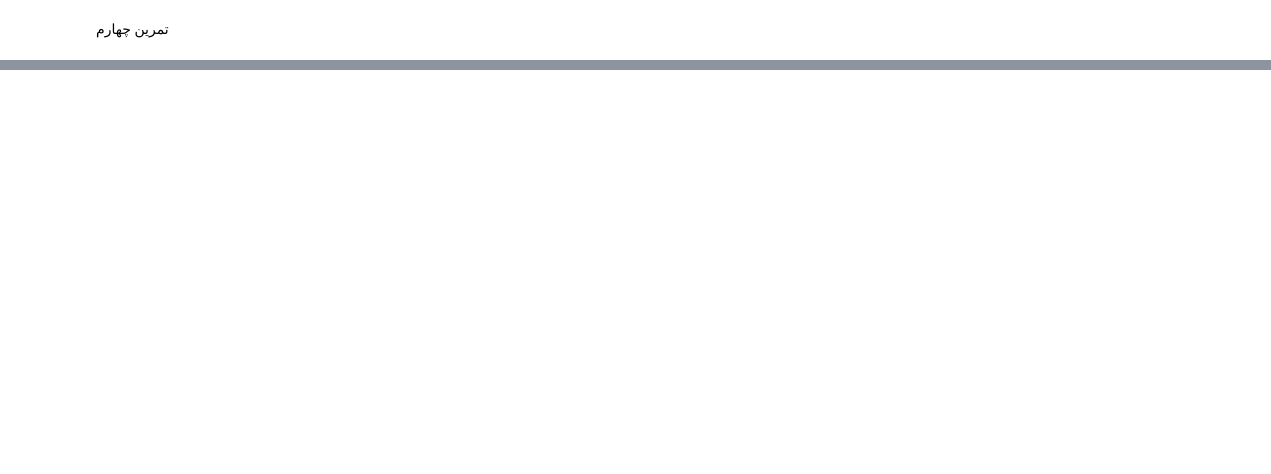
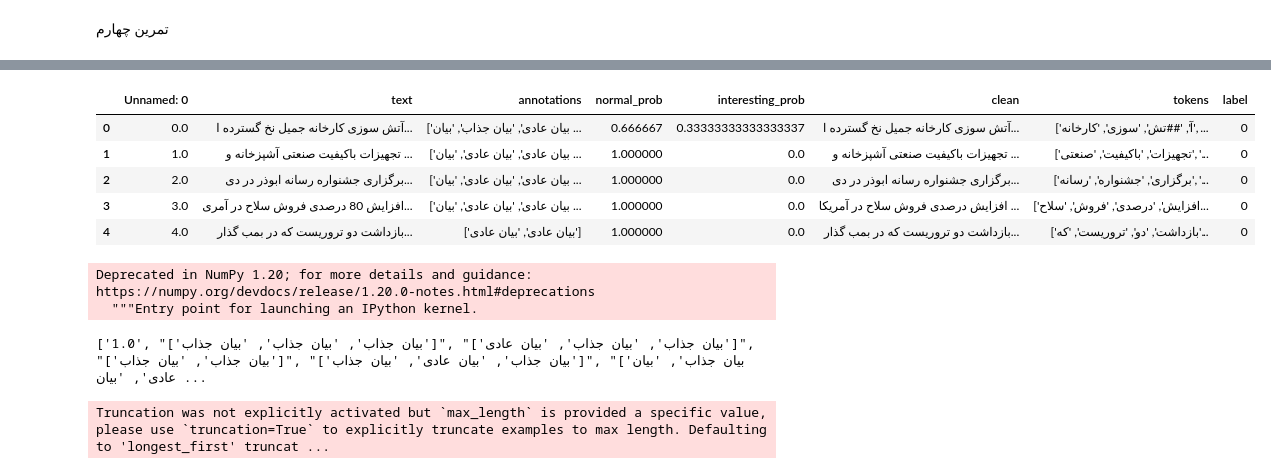
Before and after one commit to SMesForoush/NLP, a Jupyter notebook: hw4/HW4.ipynb, the cells around one changed output, grey strips where cells are left out. Drawn from its saved outputs; the diff is of its cells as text; code cells hidden in the pictures; blank space fills up the shorter version.

Commit message:
add initial code for bert classification

```diff
--- a/hw4/HW4.ipynb
+++ b/hw4/HW4.ipynb
@@ -36,0 +101,4 @@ rewrite_data(path)
+# %%
+from google.colab import drive
+drive.mount('/content/gdrive')
+file_path = "/content/gdrive/MyDrive/NLP/hw4_data/train_clean.csv"
@@ -36,0 +107,5 @@ rewrite_data(path)
+# %%
+# train_data = read_data(file_path)
+data = pd.read_csv(file_path)
+data.head()
+data = data.dropna()
@@ -36,0 +121,11 @@ rewrite_data(path)
+# %%
+data["label"] = data.interesting_prob.apply(lambda x: round(float(x)))
+# %%
+data.head()
+# %% [output]
+|  | Unnamed: 0 | text | annotations | normal_prob | interesting_prob | clean | tokens | label |
+| 0 | 0.0 | آتش سوزی کارخانه جمیل نخ گسترده ا... | ['بیان عادی', 'بیان جذاب', 'بیان ... | 0.666667 | 0.33333333333333337 | آتش سوزی کارخانه جمیل نخ گسترده ا... | ['آ', '##تش', 'سوزی', 'کارخانه', ... | 0 |
+| 1 | 1.0 | تجهیزات باکیفیت صنعتی آشپزخانه و ... | ['بیان عادی', 'بیان عادی', 'بیان ... | 1.000000 | 0.0 | تجهیزات باکیفیت صنعتی آشپزخانه و ... | ['تجهیزات', 'باکیفیت', 'صنعتی', '... | 0 |
+| 2 | 2.0 | برگزاری جشنواره رسانه ابوذر در دی... | ['بیان عادی', 'بیان عادی', 'بیان ... | 1.000000 | 0.0 | برگزاری جشنواره رسانه ابوذر در دی... | ['برگزاری', 'جشنواره', 'رسانه', '... | 0 |
+| 3 | 3.0 | افزایش 80 درصدی فروش سلاح در آمری... | ['بیان عادی', 'بیان عادی', 'بیان ... | 1.000000 | 0.0 | افزایش درصدی فروش سلاح در آمریکا ... | ['افزایش', 'درصدی', 'فروش', 'سلاح... | 0 |
+| 4 | 4.0 | بازداشت دو تروریست که در بمب گذار... | ['بیان عادی', 'بیان عادی'] | 1.000000 | 0.0 | بازداشت دو تروریست که در بمب گذار... | ['بازداشت', 'دو', 'تروریست', 'که'... | 0 |
@@ -36,0 +135,12 @@ rewrite_data(path)
+# %%
+labels = labels.astype(np.float)
+# %% [output]
+Deprecated in NumPy 1.20; for more details and guidance: https://numpy.org/devdocs/release/1.20.0-notes.html#deprecations
+  """Entry point for launching an IPython kernel.
+# %%
+data = data.explode("annotations")
+annots = data.groupby(["annotations"]).count()
+labels = annots.index.values.tolist()
+print(labels)
+# %% [output]
+['1.0', "['بیان جذاب', 'بیان جذاب', 'بیان جذاب']", "['بیان جذاب', 'بیان جذاب', 'بیان عادی']", "['بیان جذاب', 'بیان جذاب']", "['بیان جذاب', 'بیان عادی', 'بیان جذاب']", "['بیان جذاب', 'بیان عادی', 'بیان ...
@@ -36,0 +152,36 @@ rewrite_data(path)
+# %%
+tokenizer = BertTokenizer.from_pretrained(
+    'HooshvareLab/bert-fa-base-uncased',
+    do_lower_case = True
+    )
+token_id = []
+attention_masks = []
+
+def preprocessing(input_text, tokenizer):
+  '''
+  Returns <class transformers.tokenization_utils_base.BatchEncoding> with the following fields:
+    - input_ids: list of token ids
+    - token_type_ids: list of token type ids
+    - attention_mask: list of indices (0,1) specifying which tokens should considered by the model (return_attention_mask = True).
+  '''
+  return tokenizer.encode_plus(
+                        input_text,
+                        add_special_tokens = True,
+                        max_length = 32,
+                        pad_to_max_length = True,
+                        return_attention_mask = True,
+                        return_tensors = 'pt'
+                   )
+
+
+for sample in text:
+  encoding_dict = preprocessing(sample, tokenizer)
+  token_id.append(encoding_dict['input_ids'])
+  attention_masks.append(encoding_dict['attention_mask'])
+
+
+token_id = torch.cat(token_id, dim = 0)
+attention_masks = torch.cat(attention_masks, dim = 0)
+labels = torch.tensor(labels)
+# %% [output]
+Truncation was not explicitly activated but `max_length` is provided a specific value, please use `truncation=True` to explicitly truncate examples to max length. Defaulting to 'longest_first' truncat ...
```
Also changed, not shown: parts of 12 cells of this notebook.
